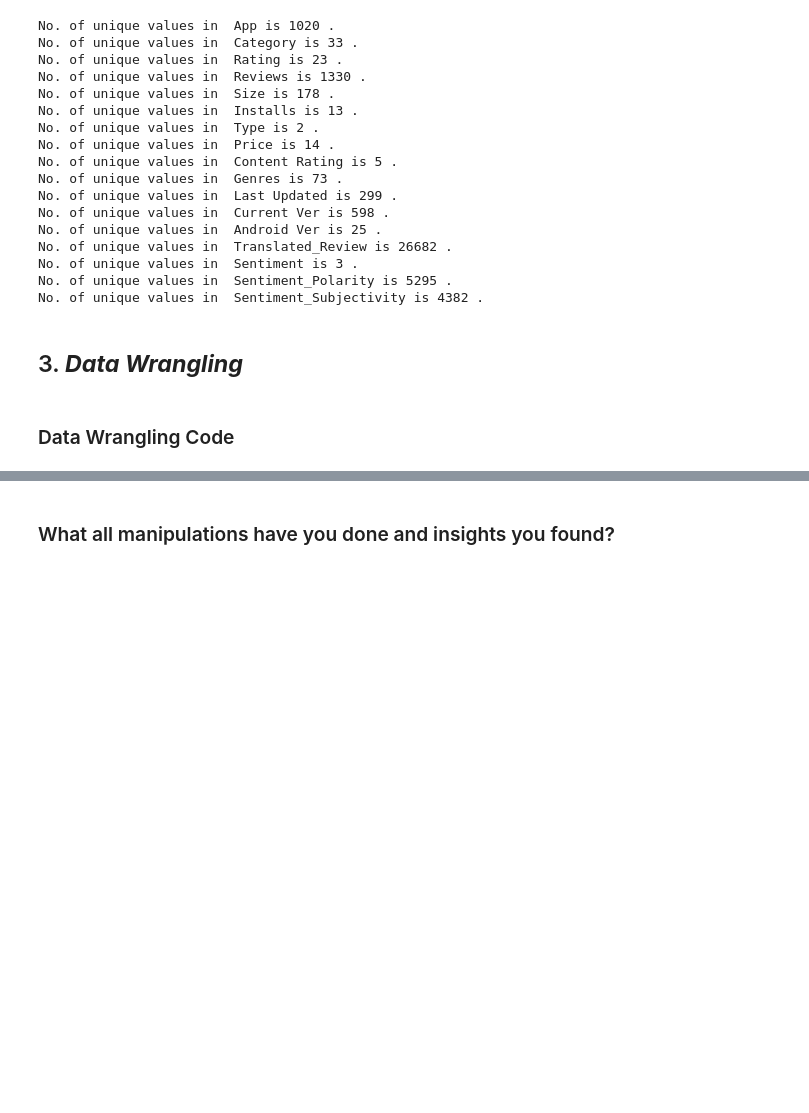
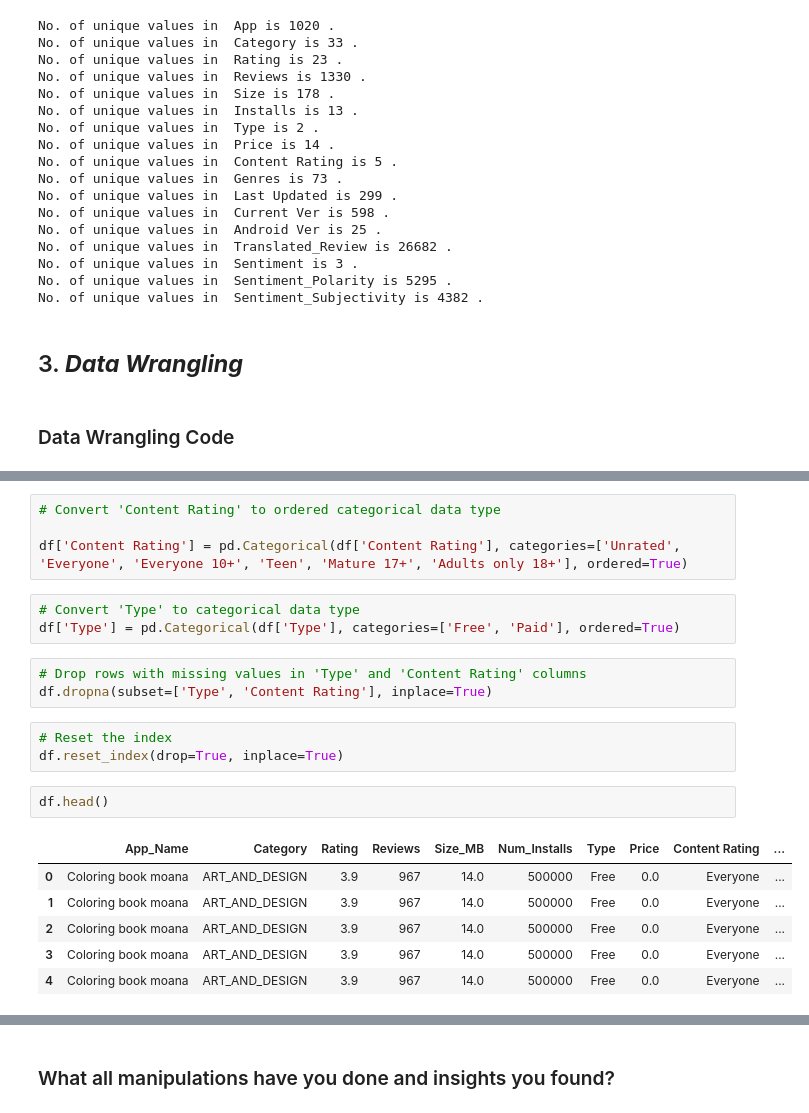
Before and after one commit to Mostaqul143/Playstore-App-Review-Analysis, a Jupyter notebook: EDA Submission Template.ipynb, the cells around one changed output, grey strips where cells are left out. Cells and saved outputs as stored; diff of their text form; blank space fills up the shorter version.

```diff
--- a/EDA Submission Template.ipynb
+++ b/EDA Submission Template.ipynb
@@ -264,0 +296,22 @@ No. of unique values in  Sentiment_Subjectivity is 4382 .
+# %%
+# Convert 'Content Rating' to ordered categorical data type
+
+df['Content Rating'] = pd.Categorical(df['Content Rating'], categories=['Unrated', 'Everyone', 'Everyone 10+', 'Teen', 'Mature 17+', 'Adults only 18+'], ordered=True)
+# %%
+# Convert 'Type' to categorical data type
+df['Type'] = pd.Categorical(df['Type'], categories=['Free', 'Paid'], ordered=True)
+# %%
+# Drop rows with missing values in 'Type' and 'Content Rating' columns
+df.dropna(subset=['Type', 'Content Rating'], inplace=True)
+# %%
+# Reset the index
+df.reset_index(drop=True, inplace=True)
+# %%
+df.head()
+# %% [output]
+|  | App_Name | Category | Rating | Reviews | Size_MB | Num_Installs | Type | Price | Content Rating | ... |
+| 0 | Coloring book moana | ART_AND_DESIGN | 3.9 | 967 | 14.0 | 500000 | Free | 0.0 | Everyone | ... |
+| 1 | Coloring book moana | ART_AND_DESIGN | 3.9 | 967 | 14.0 | 500000 | Free | 0.0 | Everyone | ... |
+| 2 | Coloring book moana | ART_AND_DESIGN | 3.9 | 967 | 14.0 | 500000 | Free | 0.0 | Everyone | ... |
+| 3 | Coloring book moana | ART_AND_DESIGN | 3.9 | 967 | 14.0 | 500000 | Free | 0.0 | Everyone | ... |
+| 4 | Coloring book moana | ART_AND_DESIGN | 3.9 | 967 | 14.0 | 500000 | Free | 0.0 | Everyone | ... |
```
Also changed, not shown: parts of 11 cells of this notebook.
